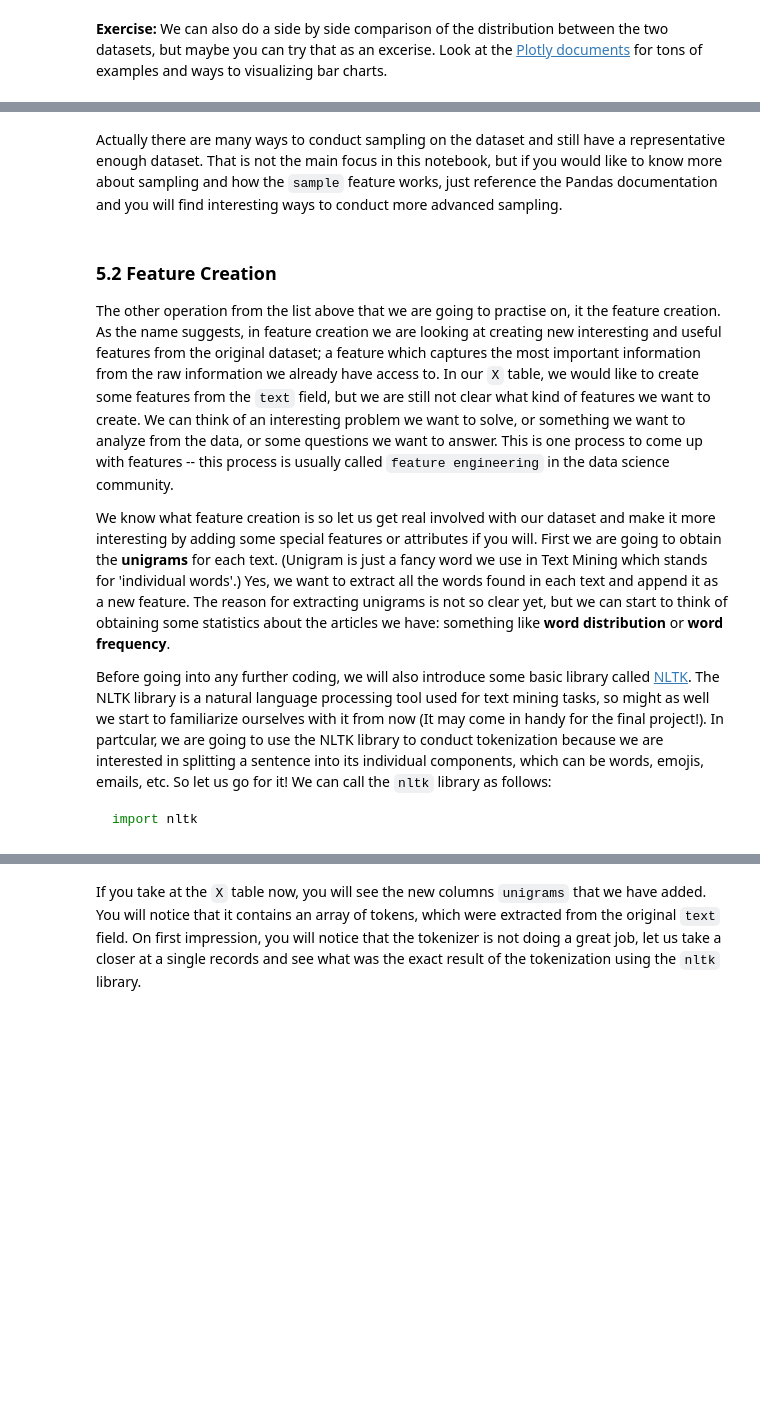
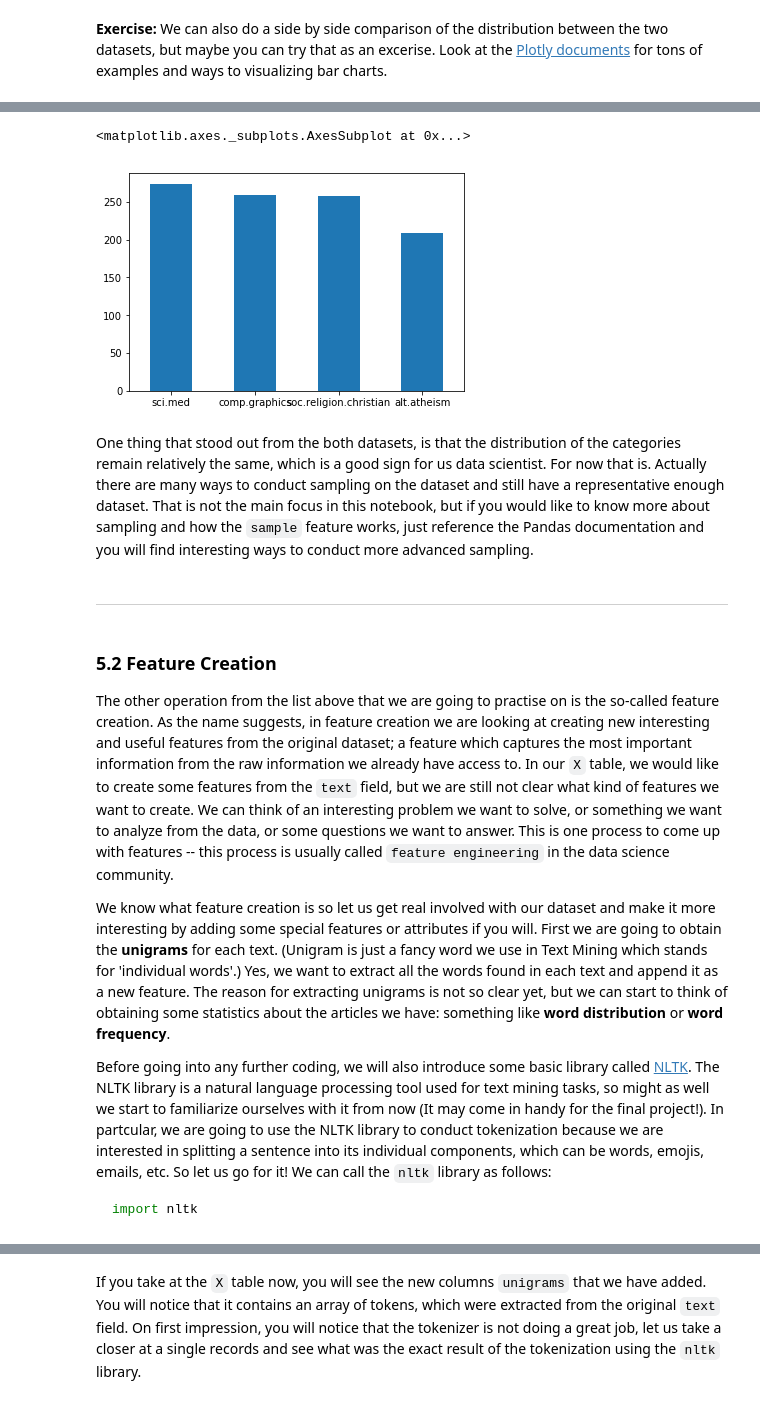
Before and after one commit to omarsar/data_mining_2017_fall_lab, a Jupyter notebook: news_embeddings.ipynb, the cells around one changed output, grey strips where cells are left out. Drawn from its saved outputs; the diff is of its cells as text; code cells hidden in the pictures; blank space fills up the shorter version.

```diff
--- a/news_embeddings.ipynb
+++ b/news_embeddings.ipynb
@@ -496,8 +503,15 @@ py.iplot(ta.plot_word_frequency(X_sample_category_counts, "Category distribution
+# %%
+X_sample.category_name.value_counts().plot(kind="bar", rot=0)
+# %% [output]
+<matplotlib.axes._subplots.AxesSubplot at 0x...>
+[figure, added]
 # %% [markdown]
-Actually there are many ways to conduct sampling on the dataset and still have a representative enough dataset. That is not the main focus in this notebook, but if you would like to know more about sampling and how the `sample` feature works, just reference the Pandas documentation and you will find interesting ways to conduct more advanced sampling.
+One thing that stood out from the both datasets, is that the distribution of the categories remain relatively the same, which is a good sign for us data scientist. For now that is. Actually there are many ways to conduct sampling on the dataset and still have a representative enough dataset. That is not the main focus in this notebook, but if you would like to know more about sampling and how the `sample` feature works, just reference the Pandas documentation and you will find interesting ways to conduct more advanced sampling.
+# %% [markdown]
+---
 # %% [markdown]
 ### 5.2 Feature Creation
-The other operation from the list above that we are going to practise on, it the feature creation. As the name suggests, in feature creation we are looking at creating new interesting and useful features from the original dataset; a feature which captures the most important information from the raw information we already have access to. In our `X` table, we would like to create some features from the `text` field, but we are still not clear what kind of features we want to create. We can think of an interesting problem we want to solve, or something we want to analyze from the data, or some questions we want to answer. This is one process to come up with features -- this process is usually called `feature engineering` in the data science community.
+The other operation from the list above that we are going to practise on is the so-called feature creation. As the name suggests, in feature creation we are looking at creating new interesting and useful features from the original dataset; a feature which captures the most important information from the raw information we already have access to. In our `X` table, we would like to create some features from the `text` field, but we are still not clear what kind of features we want to create. We can think of an interesting problem we want to solve, or something we want to analyze from the data, or some questions we want to answer. This is one process to come up with features -- this process is usually called `feature engineering` in the data science community.
 
 We know what feature creation is so let us get real involved with our dataset and make it more interesting by adding some special features or attributes if you will. First we are going to obtain the **unigrams** for each text. (Unigram is just a fancy word we use in Text Mining which stands for 'individual words'.) Yes, we want to extract all the words found in each text and append it as a new feature. The reason for extracting unigrams is not so clear yet, but we can start to think of obtaining some statistics about the articles we have: something like **word distribution** or **word frequency**.
 
```
Also changed, not shown: parts of 12 cells of this notebook.
